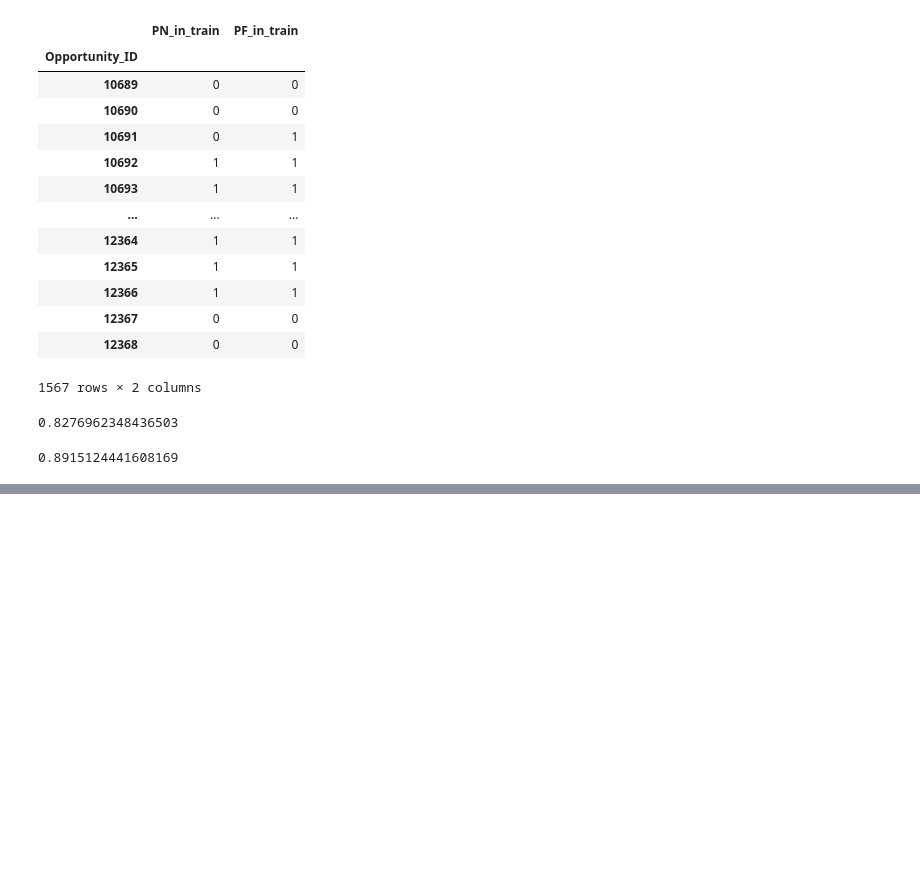
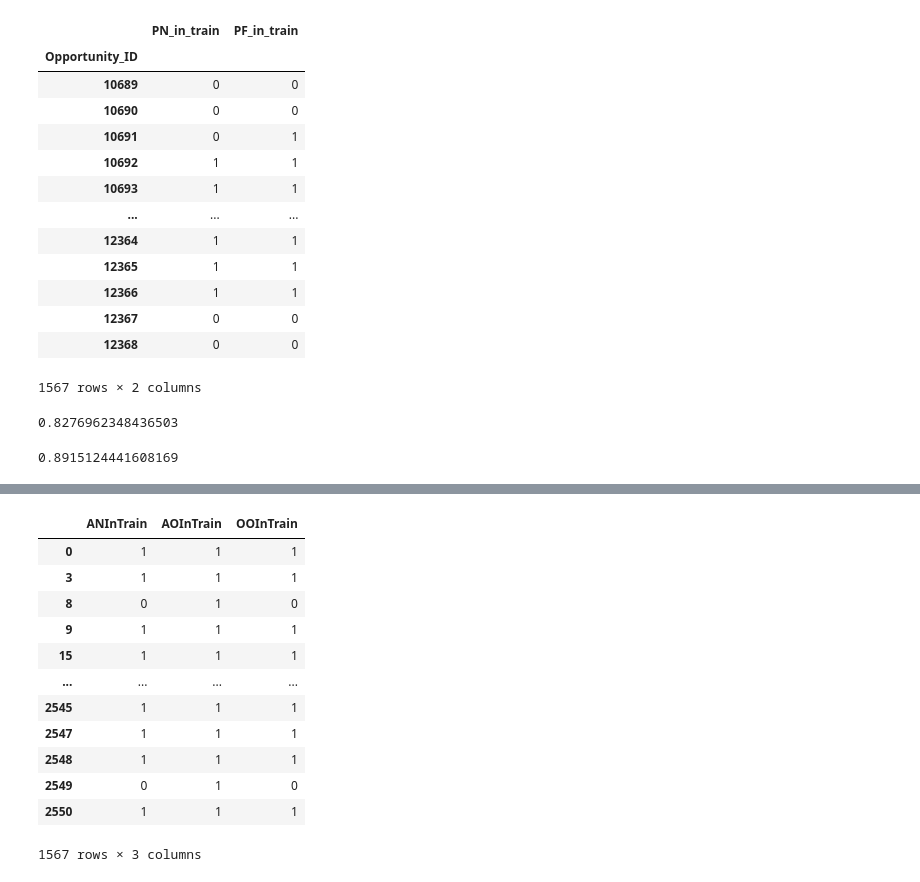
Before and after one commit to AgustinHejeij/tp2-datos, a Jupyter notebook: visus.ipynb, the cells around one changed output, grey strips where cells are left out. Saved outputs shown, nothing was run; the diff lists cells and outputs as text; code cells hidden in the pictures; blank space fills up the shorter version.

```diff
--- a/visus.ipynb
+++ b/visus.ipynb
@@ -265,0 +303,19 @@ a.PF_in_train.sum()/a.PF_in_train.count()
+# %%
+opp['ANInTrain'] = (opp.Account_Name.apply(lambda x: 1 if x in train.Account_Name.to_list() else 0))
+opp['AOInTrain'] = (opp.Account_Owner.apply(lambda x: 1 if x in train.Account_Owner.to_list() else 0))
+opp['OOInTrain'] = (opp.Opportunity_Owner.apply(lambda x: 1 if x in train.Opportunity_Owner.to_list() else 0))
+opp.loc[:, ['ANInTrain', 'AOInTrain', 'OOInTrain']]
+# %% [output]
+|  | ANInTrain | AOInTrain | OOInTrain |
+| 0 | 1 | 1 | 1 |
+| 3 | 1 | 1 | 1 |
+| 8 | 0 | 1 | 0 |
+| 9 | 1 | 1 | 1 |
+| 15 | 1 | 1 | 1 |
+| ... | ... | ... | ... |
+| 2545 | 1 | 1 | 1 |
+| 2547 | 1 | 1 | 1 |
+| 2548 | 1 | 1 | 1 |
+| 2549 | 0 | 1 | 0 |
+| 2550 | 1 | 1 | 1 |
+1567 rows × 3 columns
```
Also changed, not shown: parts of 8 cells of this notebook.
